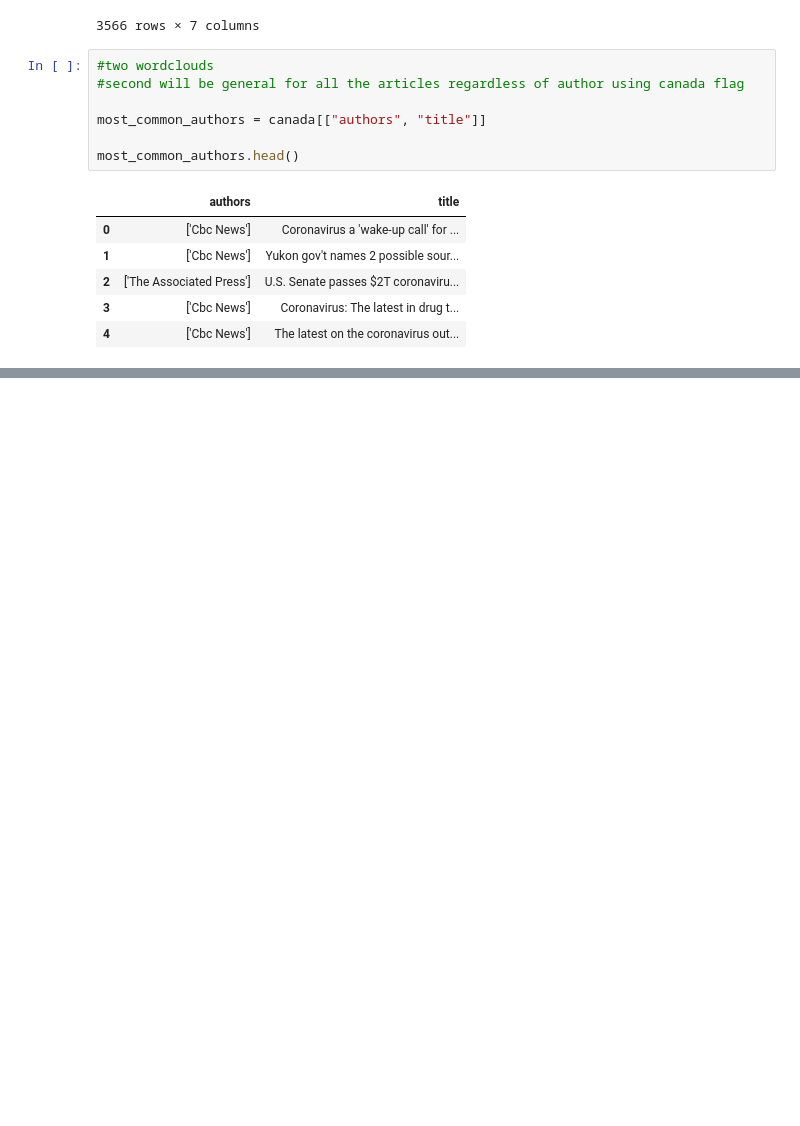
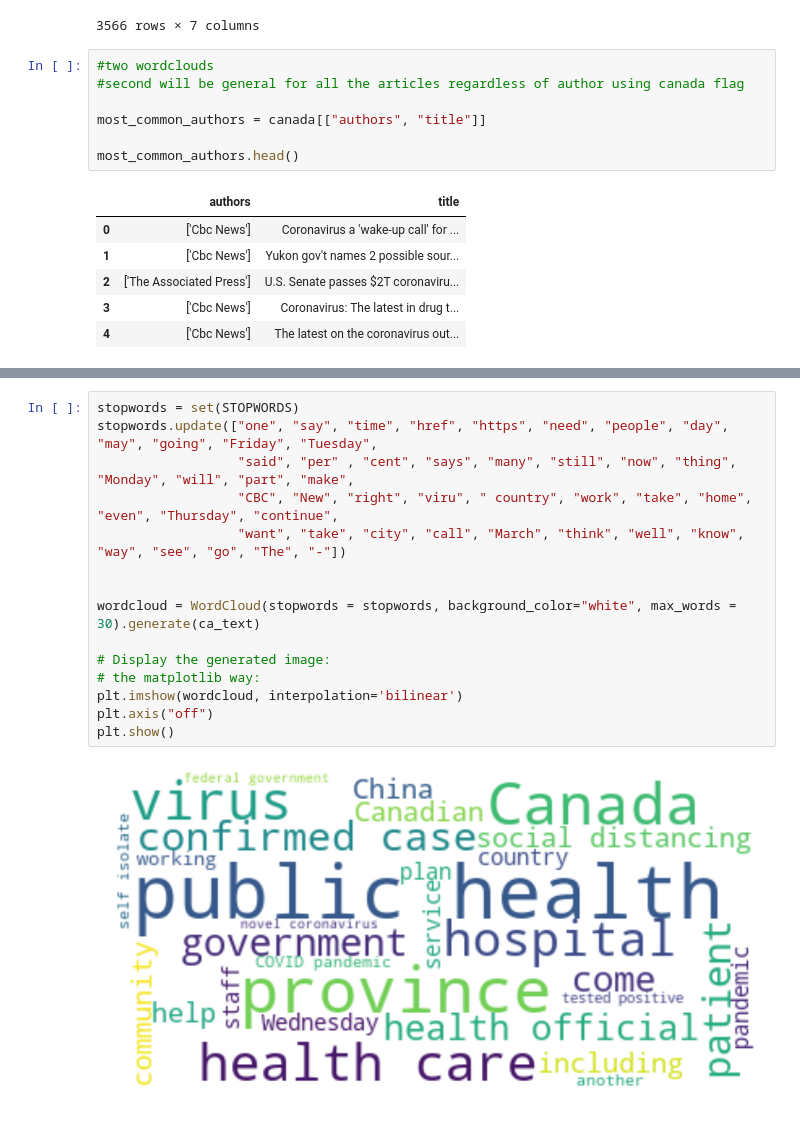
Before and after one commit to irwinmier96/Extra_Side_Projects, a Jupyter notebook: Covid News Tracking/covid_news.ipynb, the cells around one changed output, grey strips where cells are left out. Cells and saved outputs as stored; diff of their text form; blank space fills up the shorter version.

```diff
--- a/Covid News Tracking/covid_news.ipynb
+++ b/Covid News Tracking/covid_news.ipynb
@@ -63,0 +90,17 @@ Name: authors, dtype: int64
+# %%
+stopwords = set(STOPWORDS)
+stopwords.update(["one", "say", "time", "href", "https", "need", "people", "day", "may", "going", "Friday", "Tuesday",
+                  "said", "per" , "cent", "says", "many", "still", "now", "thing", "Monday", "will", "part", "make",
+                  "CBC", "New", "right", "viru", " country", "work", "take", "home", "even", "Thursday", "continue",
+                  "want", "take", "city", "call", "March", "think", "well", "know", "way", "see", "go", "The", "-"])
+
+
+wordcloud = WordCloud(stopwords = stopwords, background_color="white", max_words = 30).generate(ca_text)
+
+# Display the generated image:
+# the matplotlib way:
+plt.imshow(wordcloud, interpolation='bilinear')
+plt.axis("off")
+plt.show()
+# %% [output]
+[figure, added]
```
Also changed, not shown: parts of 6 cells of this notebook.
